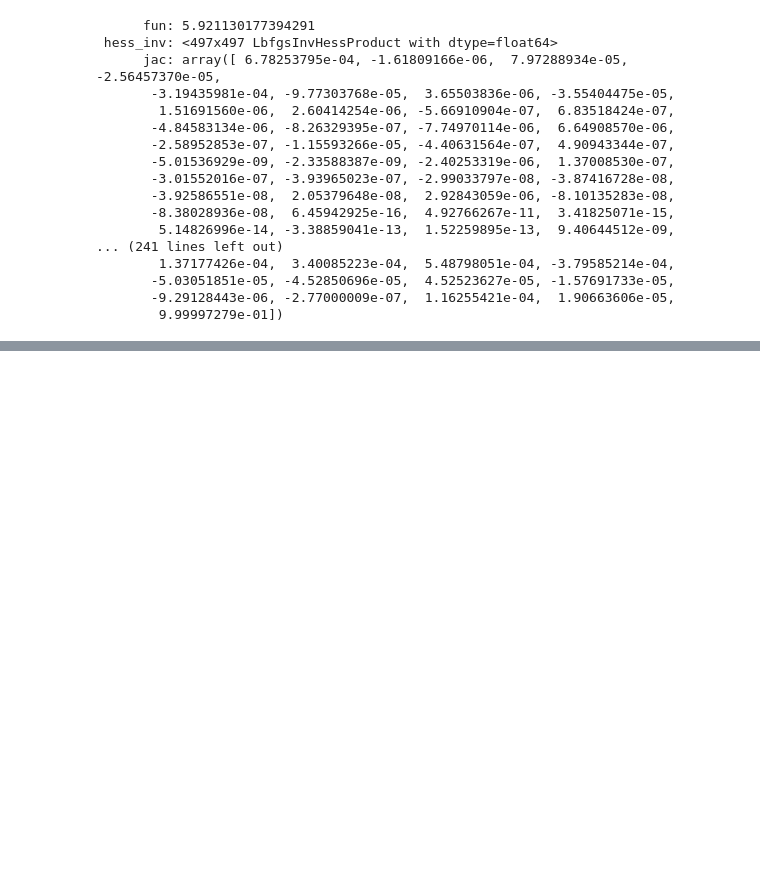
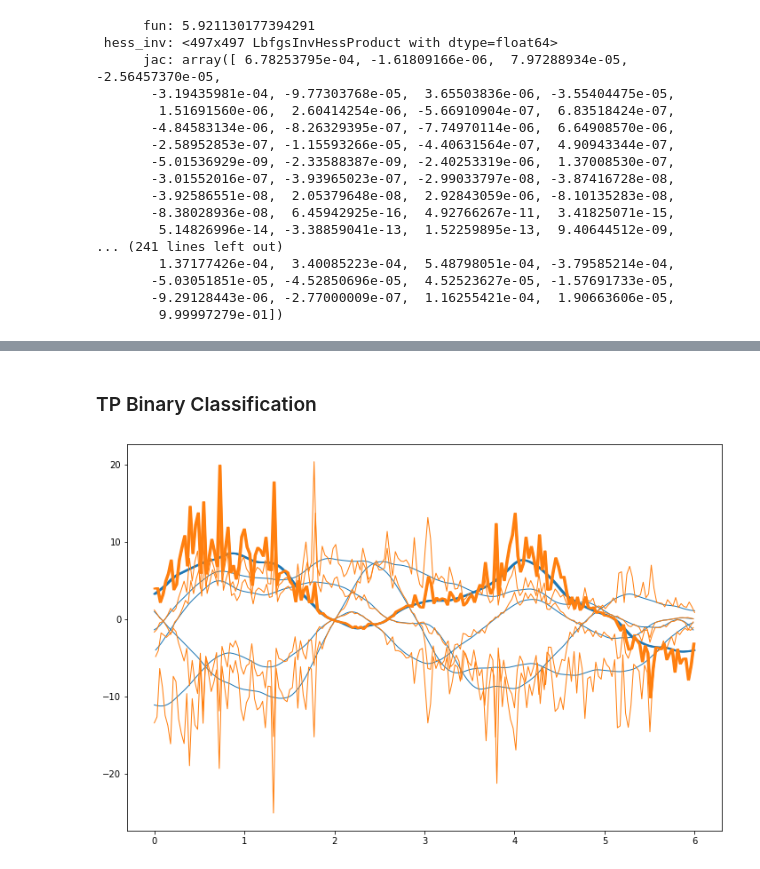
Before and after one commit to RoetGer/generalized-t-process-regression, a Jupyter notebook: gen_t_process.ipynb, the cells around one changed output, grey strips where cells are left out. Saved outputs shown, nothing was run; the diff lists cells and outputs as text; code cells hidden in the pictures; blank space fills up the shorter version.

Commit message:
Add sampling from multivariate Student-t distribution.

```diff
--- a/gen_t_process.ipynb
+++ b/gen_t_process.ipynb
@@ -28,7 +28,7 @@ import tensorflow as tf
 import tensorflow_probability as tfp
 tfd = tfp.distributions
 
-plt.rcParams["figure.figsize"] = (10, 5)
+plt.rcParams["figure.figsize"] = (12, 8)
 
 tf.__version__
 # %% [output]
@@ -139,0 +168,44 @@ opt.minimize(m.training_loss, variables=m.trainable_variables)
+# %% [markdown]
+### TP Binary Classification
+# %%
+# build the kernel and covariance matrix
+k = gpflow.kernels.Matern52(variance=20.0)
+x_grid = np.linspace(0, 6, 200).reshape(-1, 1)
+K = k(x_grid)
+
+# sample from a multivariate normal
+rng = np.random.RandomState(6)
+
+L = np.linalg.cholesky(K)
+f_grid = np.dot(L, rng.randn(200, 5))
+plt.plot(x_grid, f_grid, "C0", linewidth=1)
+_ = plt.plot(x_grid, f_grid[:, 1], "C0", linewidth=2)
+# %%
+### Sample from TP
+# Based on https://journal.r-project.org/archive/2013/RJ-2013-033/RJ-2013-033.pdf
+nu = 5
+
+k = gpflow.kernels.Matern52(variance=20.0)
+x_grid = np.linspace(0, 6, 400).reshape(-1, 2)
+K = k(x_grid)
+
+# sample from a multivariate normal
+rng = np.random.RandomState(6)
+f_grid = np.dot(L, rng.randn(200, 5))
+
+L = np.linalg.cholesky(K)
+
+chi2 = tfd.Chi2(df=nu)
+samples_chi2 = chi2.sample(sample_shape=x_grid.shape[0])
+
+scaler = tf.sqrt(nu/samples_chi2)
+scaler = tf.reshape(scaler, shape=(-1,1))
+
+t_samples = tf.multiply(scaler, f_grid)
+# %%
+plt.plot(x_grid, f_grid, "C0", linewidth=1)
+_ = plt.plot(x_grid, f_grid[:, 1], "C0", linewidth=2)
+_ = plt.plot(x_grid, t_samples[:, 1], "C1", linewidth=2)
+_ = plt.plot(x_grid, t_samples, "C1", linewidth=1)
+# %% [output]
+[figure, added]
```
Also changed, not shown: parts of 7 cells of this notebook.
